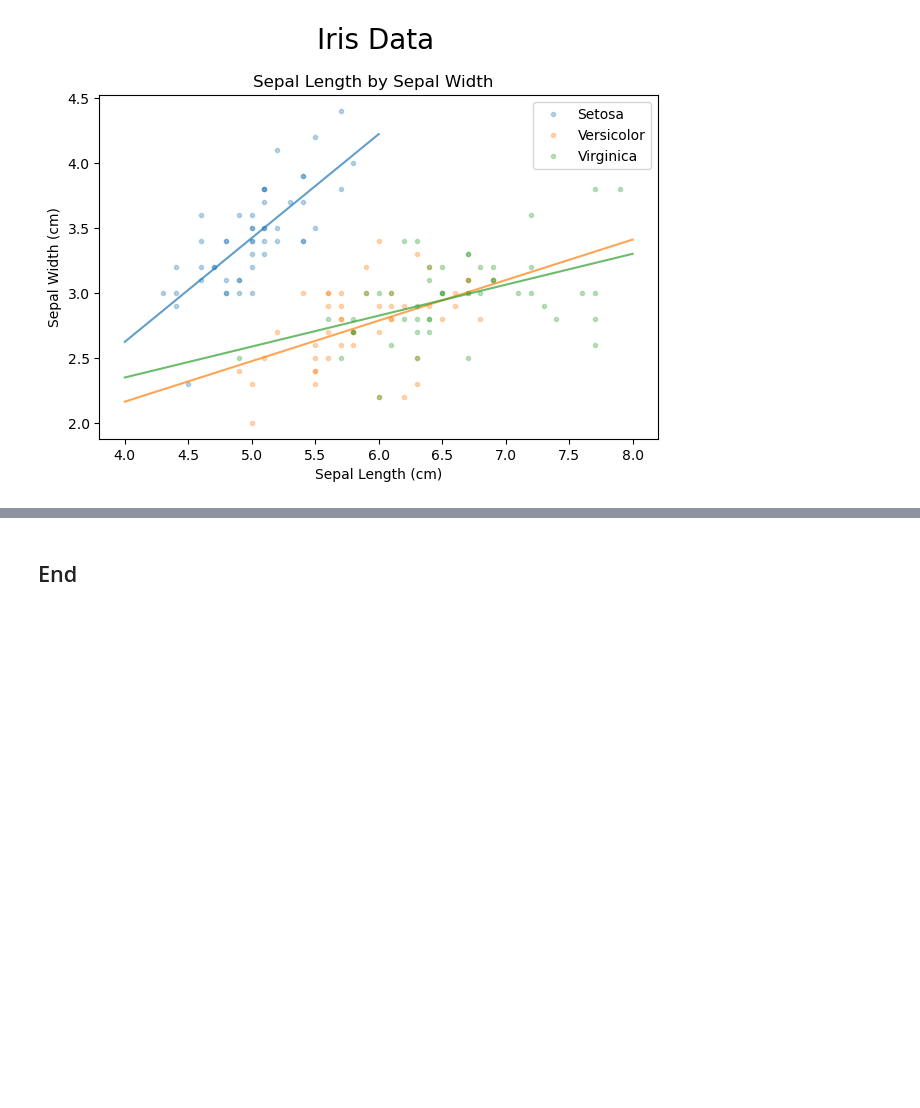
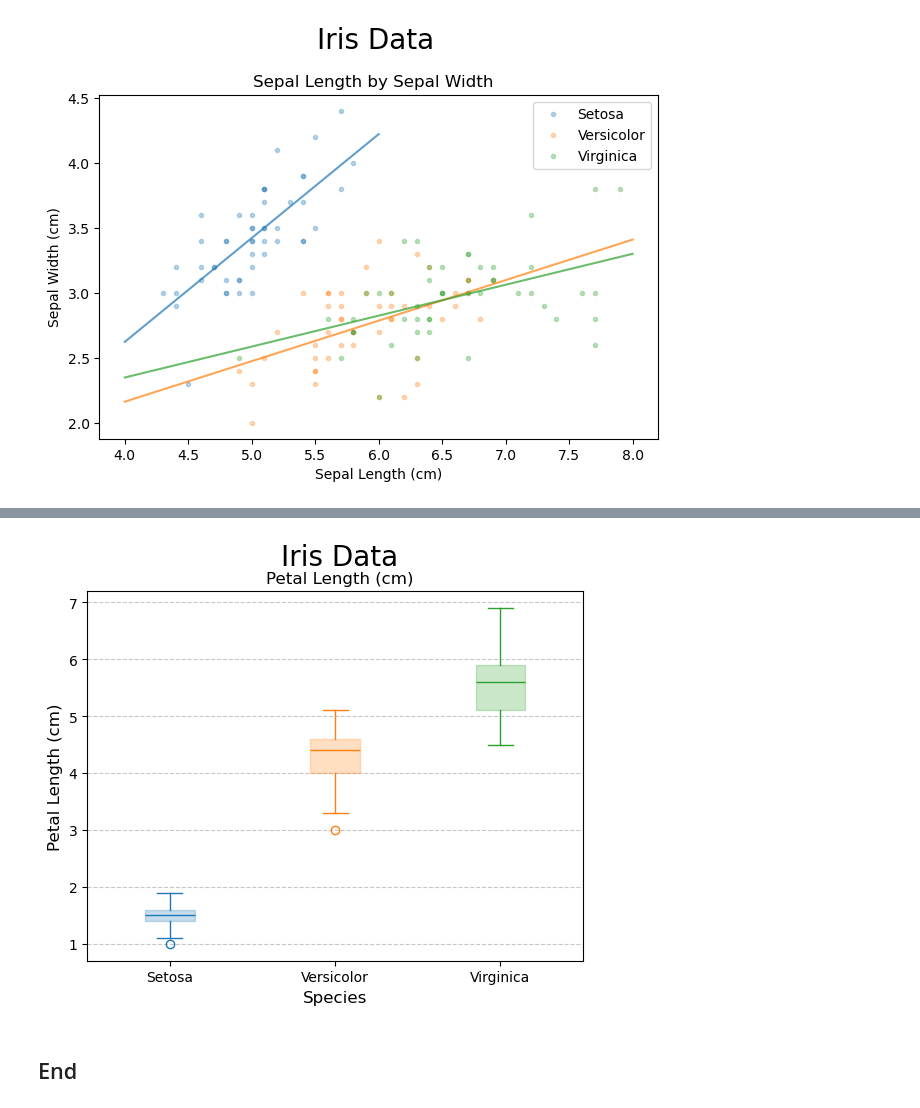
Before and after one commit to CeamanCollins/principles_of_data_analytics_assessment, a Jupyter notebook: tasks.ipynb, the cells around one changed output, grey strips where cells are left out. Cells and saved outputs as stored; diff of their text form; code cells hidden in the pictures; blank space fills up the shorter version.

```diff
--- a/tasks.ipynb
+++ b/tasks.ipynb
@@ -236,2 +270,51 @@ plt.show()
+# %%
+# Creating figure.
+fig, ax = plt.subplots()
+
+# Creating boxplots.
+petal_length_by_species = np.array([petal_length[0:49],petal_length[50:99],petal_length[100:149]])
+bp = ax.boxplot(petal_length_by_species.T, patch_artist=True)
+
+# Individual colours settings.
+bp['medians'][0].set_color('tab:blue')
+bp['boxes'][0].set_color('tab:blue')
+bp['boxes'][0].set_alpha(0.25)
+bp['whiskers'][0].set_color('tab:blue')
+bp['whiskers'][1].set_color('tab:blue')
+bp['caps'][0].set_color('tab:blue')
+bp['caps'][1].set_color('tab:blue')
+bp['fliers'][0].set_markeredgecolor('tab:blue')
+bp['medians'][1].set_color('tab:orange')
+bp['boxes'][1].set_color('tab:orange')
+bp['boxes'][1].set_alpha(0.25)
+bp['whiskers'][2].set_color('tab:orange')
+bp['whiskers'][3].set_color('tab:orange')
+bp['caps'][2].set_color('tab:orange')
+bp['caps'][3].set_color('tab:orange')
+bp['fliers'][1].set_markeredgecolor('tab:orange')
+bp['medians'][2].set_color('tab:green')
+bp['boxes'][2].set_color('tab:green')
+bp['boxes'][2].set_alpha(0.25)
+bp['whiskers'][4].set_color('tab:green')
+bp['whiskers'][5].set_color('tab:green')
+bp['caps'][4].set_color('tab:green')
+bp['caps'][5].set_color('tab:green')
+
+# Setting labels and titles.
+plt.suptitle('Iris Data', fontsize=20, x=0.52)
+ax.set_title("Petal Length (cm)", fontsize=12, x=0.51)
+ax.set_xlabel("Species", fontsize=12)
+ax.set_ylabel("Petal Length (cm)", fontsize=12)
+
+# Labelling each group.
+ax.set_xticks([1, 2, 3], ["Setosa", "Versicolor", "Virginica"], fontsize=10)
+
+# Adding grid lines
+ax.grid(axis="y", linestyle="--", alpha=0.7)
+
+# Show figure.
+plt.show()
+# %% [output]
+[figure, added]
 # %% [markdown]
 ## End
```
Also changed, not shown: parts of 7 cells of this notebook.
